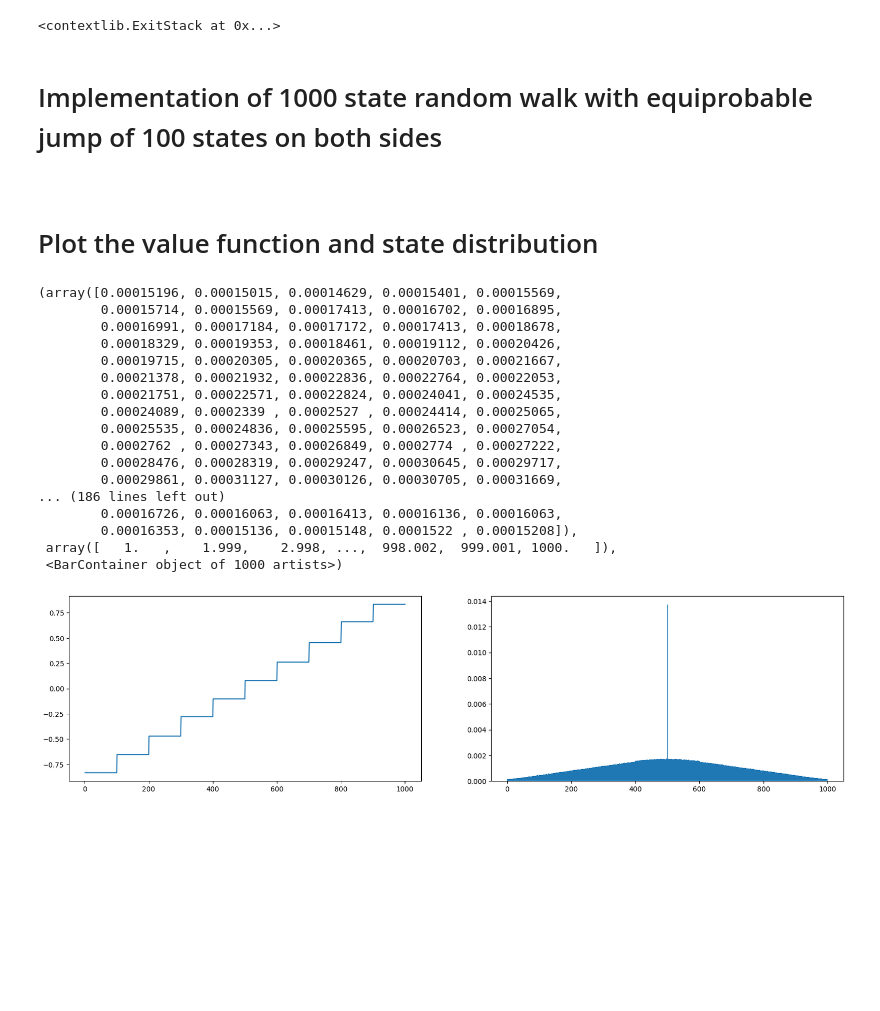
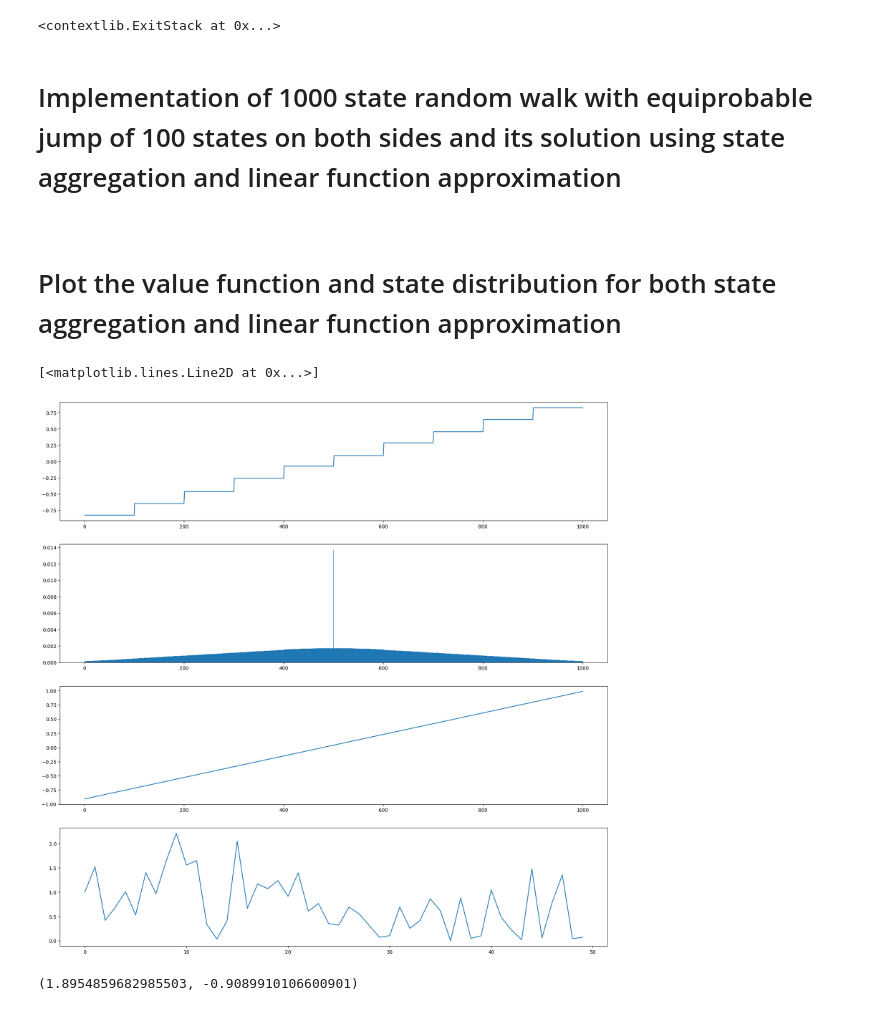
Before and after one commit to gmuthu7/Gridworld, a Jupyter notebook: random_walk.ipynb, the cells around one changed output. Drawn from its saved outputs; the diff is of its cells as text; code cells hidden in the pictures; blank space fills up the shorter version.

Commit message:
Added linear function approximation solution to random walk

```diff
--- a/random_walk.ipynb
+++ b/random_walk.ipynb
@@ -9,14 +9,18 @@ plt.ion()
 # %% [output]
 <contextlib.ExitStack at 0x...>
 # %%
-NUM_EPISODES = 100000
+NUM_EPISODES = 300000
 START_STATE = 500
-ALPHA = 2e-5
+ALPHA_AGGR = 2e-5
+ALPHA_LINEAR = 2e-5
 # %% [markdown]
-<h1> Implementation of 1000 state random walk with equiprobable jump of 100 states on both sides <h1>
+<h1> Implementation of 1000 state random walk with equiprobable jump of 100 states on both sides and its solution using state aggregation and linear function approximation <h1>
 # %%
-q = np.zeros(10)
+q_aggr = np.zeros(10)
+theta1 = 0.
+theta2 = 0.
 all_states = []
+thetas = []
 for i in range(NUM_EPISODES):
     current_state = START_STATE
     states = []
@@ -39,33 +43,28 @@ for i in range(NUM_EPISODES):
         states.append(current_state)
     for state in states:
         idx = (state - 1) // 100
-        q[idx] = q[idx] + ALPHA * (ret - q[idx])
+        q_aggr[idx] = q_aggr[idx] + ALPHA_AGGR * (ret - q_aggr[idx])
+    for state in states:
+        state = state / 1000.
+        theta1 = theta1 + ALPHA_LINEAR * (ret - (theta1*state)-theta2) * state
+        theta2 = theta2 + ALPHA_LINEAR * (ret - (theta1*state)-theta2)
+        thetas.append((ret - (theta1*state)-theta2)**2)
 # %% [markdown]
-<h1> Plot the value function and state distribution </h1>
+<h1> Plot the value function and state distribution for both state aggregation and linear function approximation </h1>
 # %%
-fig:Figure
-ax:List[Axes]
-fig,ax = plt.subplots(1,2)
-fig.set_figwidth(20)
-q_rep = [ q_val for q_val in q for _ in range(100)]
-ax[0].plot(np.arange(1,1001),q_rep)
+fig:Figure = plt.figure(figsize=(20,20))
+ax:List[Axes] = fig.subplots(4,1)
+x_axis = np.arange(1,1001)
+y_axis = [ theta1*x/1000.+theta2 for x in x_axis]
+q_rep = [ q_val for q_val in q_aggr for _ in range(100)]
+ax[0].plot(x_axis,q_rep)
 ax[1].hist(all_states,bins=1000,density=True)
+ax[2].plot(x_axis,y_axis);
+ax[3].plot(thetas[0:-1:1000000])
 # %% [output]
-(array([0.00015196, 0.00015015, 0.00014629, 0.00015401, 0.00015569,
-        0.00015714, 0.00015569, 0.00017413, 0.00016702, 0.00016895,
-        0.00016991, 0.00017184, 0.00017172, 0.00017413, 0.00018678,
-        0.00018329, 0.00019353, 0.00018461, 0.00019112, 0.00020426,
-        0.00019715, 0.00020305, 0.00020365, 0.00020703, 0.00021667,
-        0.00021378, 0.00021932, 0.00022836, 0.00022764, 0.00022053,
-        0.00021751, 0.00022571, 0.00022824, 0.00024041, 0.00024535,
-        0.00024089, 0.0002339 , 0.0002527 , 0.00024414, 0.00025065,
-        0.00025535, 0.00024836, 0.00025595, 0.00026523, 0.00027054,
-        0.0002762 , 0.00027343, 0.00026849, 0.0002774 , 0.00027222,
-        0.00028476, 0.00028319, 0.00029247, 0.00030645, 0.00029717,
-        0.00029861, 0.00031127, 0.00030126, 0.00030705, 0.00031669,
-... (186 lines left out)
-        0.00016726, 0.00016063, 0.00016413, 0.00016136, 0.00016063,
-        0.00016353, 0.00015136, 0.00015148, 0.0001522 , 0.00015208]),
- array([   1.   ,    1.999,    2.998, ...,  998.002,  999.001, 1000.   ]),
- <BarContainer object of 1000 artists>)
+[<matplotlib.lines.Line2D at 0x...>]
-[figure, old version]
+[figure, new version]
+# %%
+theta1,theta2
+# %% [output]
+(1.8954859682985503, -0.9089910106600901)
```
